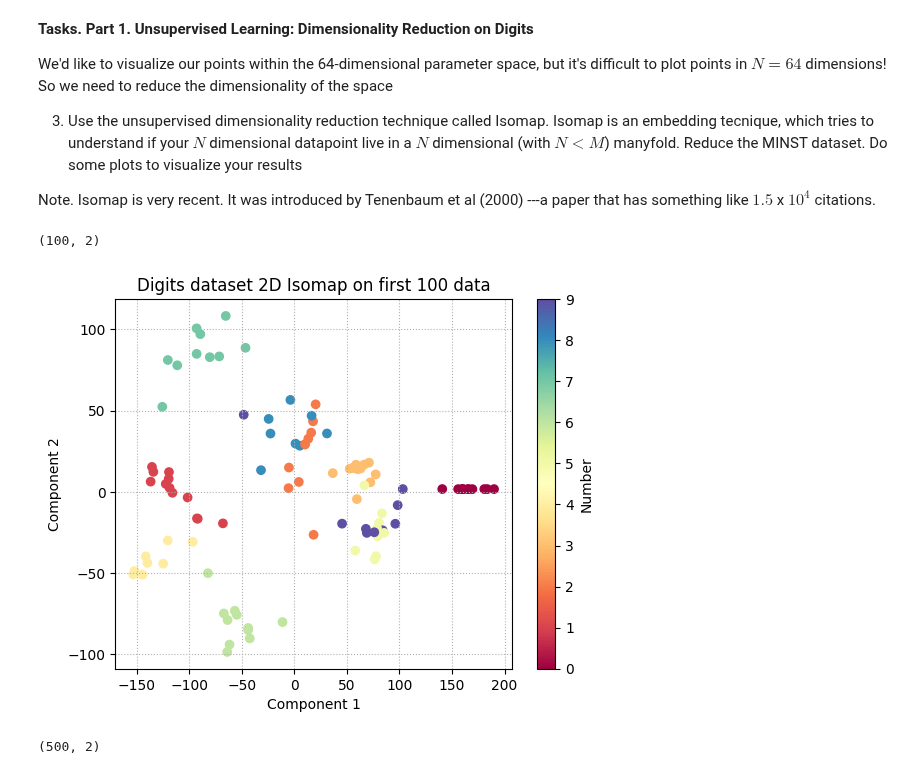
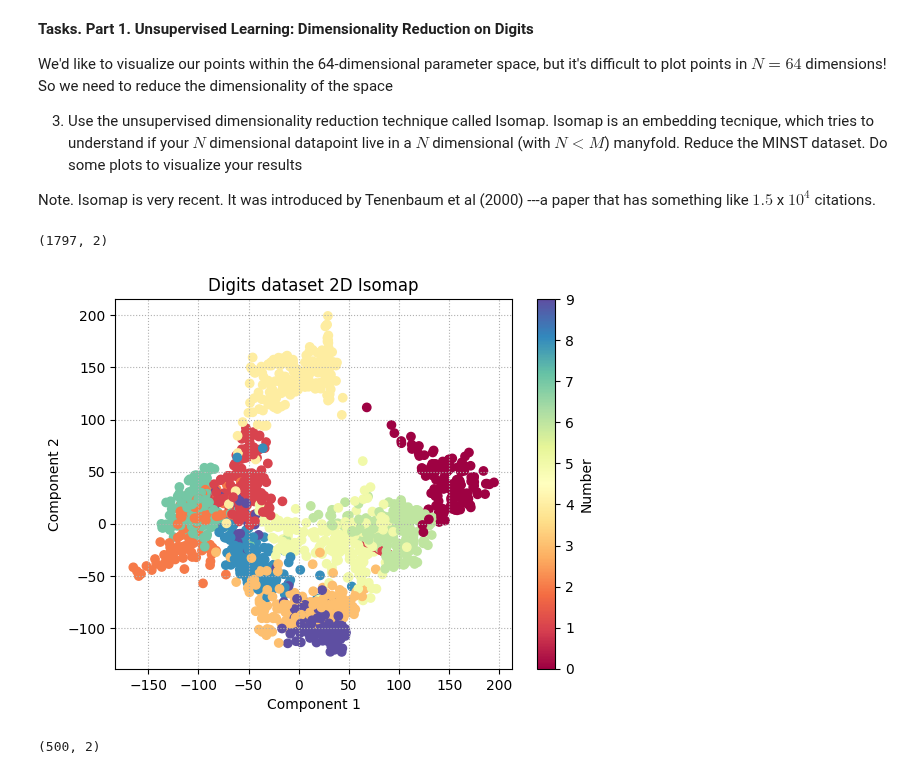
Before and after one commit to APozzi22/Astrostatistic, a Jupyter notebook: 13_MachineLearning_Introduction/Handwritten_Digits.ipynb, the cells around one changed output. Cells and saved outputs as stored; diff of their text form; code cells hidden in the pictures.

```diff
--- a/13_MachineLearning_Introduction/Handwritten_Digits.ipynb
+++ b/13_MachineLearning_Introduction/Handwritten_Digits.ipynb
@@ -85,21 +85,21 @@ Note. Isomap is very recent. It was introduced by Tenenbaum et al (2000) ---a pa
 x = digits.data
 y = digits.target
 # %%
-# 2D Isomap on first 100 data
+# 2D Isomap on the entire dataset
 embedding = Isomap(n_components=2)
-digits_transformed = embedding.fit_transform(x[:100])
+digits_transformed = embedding.fit_transform(x)
 print(digits_transformed.shape)
 
-scatter = plt.scatter(digits_transformed[:, 0], digits_transformed[:, 1], c=y[:100], cmap='Spectral')
+scatter = plt.scatter(digits_transformed[:, 0], digits_transformed[:, 1], c=y, cmap='Spectral')
 plt.colorbar(scatter, label='Number')
-plt.title("Digits dataset 2D Isomap on first 100 data")
+plt.title("Digits dataset 2D Isomap")
 plt.xlabel("Component 1")
 plt.ylabel("Component 2")
 plt.grid(linestyle=':')
 plt.show()
 # %% [output]
-(100, 2)
+(1797, 2)
-[figure, old version]
+[figure, new version]
 # %%
 # 2D Isomap on first 500 data
 embedding = Isomap(n_components=2)
```
Also changed, not shown: parts of 6 cells of this notebook.
